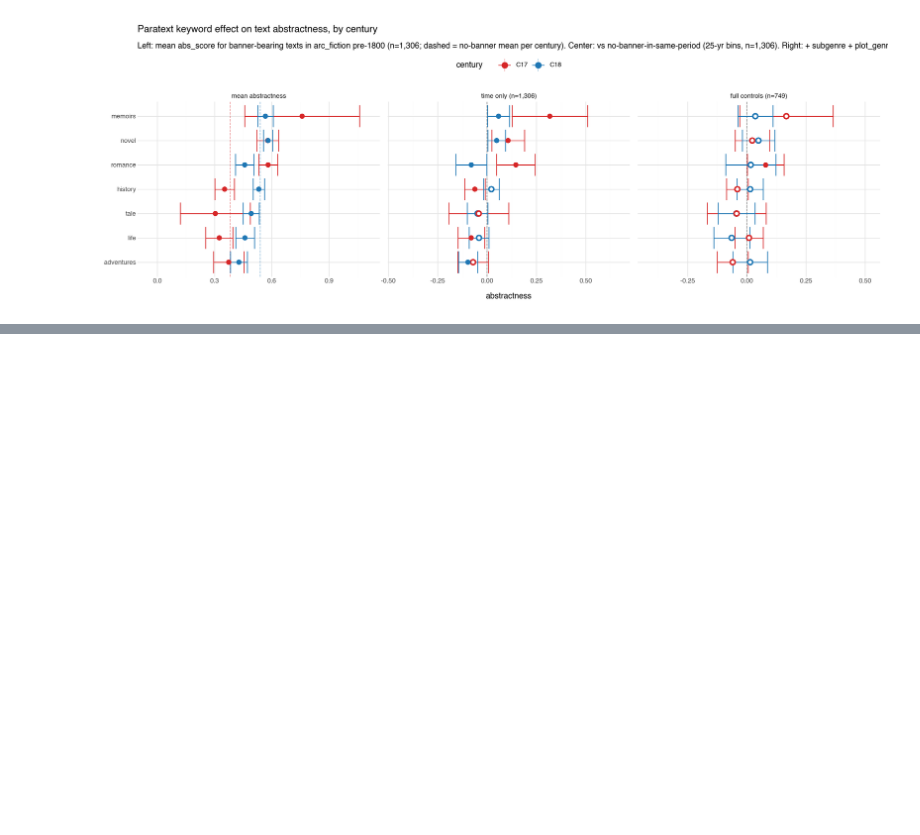
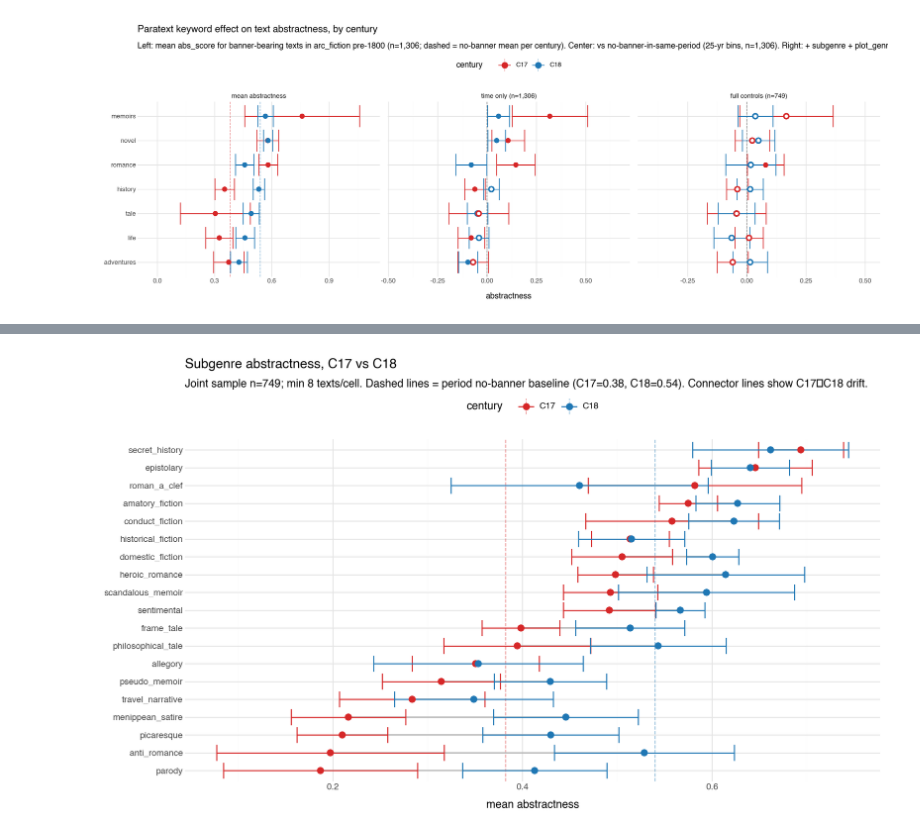
Before and after one commit to quadrismegistus/abstraction, a Jupyter notebook: notebooks/17-subgenre.ipynb, the cells around one changed output, grey strips where cells are left out. Drawn from its saved outputs; the diff is of its cells as text; code cells hidden in the pictures; blank space fills up the shorter version.

```diff
--- a/notebooks/17-subgenre.ipynb
+++ b/notebooks/17-subgenre.ipynb
@@ -1394,0 +1403,82 @@ Saved to /Users/rj416/Dropbox/Prof/Books/AbsLitHist/book/figures/subgenre_parate
+# %%
+# Subgenre stability across C17 vs C18.
+# Use joint sample (n=749 pre-1800) since we need subgenre annotations.
+# Filter to subgenres with at least 8 texts in BOTH centuries.
+MIN_PER_CELL = 8
+
+rows = []
+for tag in [t for t, _ in sg_counter.most_common()]:
+    has = joint['subgenres'].apply(lambda L: tag in L)
+    for cent_label, cent_year in [('C17', 1600), ('C18', 1700)]:
+        mask = has & (joint['century'] == cent_year)
+        if mask.sum() >= MIN_PER_CELL:
+            rows.append({
+                'subgenre': tag, 'century': cent_label,
+                'n': int(mask.sum()),
+                'mean_abs': joint.loc[mask, 'abs_score'].mean(),
+                'se': joint.loc[mask, 'abs_score'].sem(),
+            })
+sgcent = pd.DataFrame(rows)
+
+# Keep only subgenres that survived in BOTH centuries
+tag_centuries = sgcent.groupby('subgenre')['century'].nunique()
+stable_tags = tag_centuries[tag_centuries == 2].index.tolist()
+sgcent = sgcent[sgcent['subgenre'].isin(stable_tags)].copy()
+sgcent['lo'] = sgcent['mean_abs'] - 1.96 * sgcent['se']
+sgcent['hi'] = sgcent['mean_abs'] + 1.96 * sgcent['se']
+
+# Compute C17→C18 delta to sort
+delta = (sgcent.pivot(index='subgenre', columns='century', values='mean_abs')
+         .assign(delta=lambda d: d['C18'] - d['C17']))
+delta = delta.sort_values('delta')
+print(f'Subgenres with >={MIN_PER_CELL} texts in BOTH C17 and C18: {len(stable_tags)}')
+print('\nSubgenre abstractness, C17 vs C18 (sorted by Δ):')
+print(delta.round(3).to_string())
+
+# Period baselines (full arc_fiction, no-banner reference)
+baseline_C17 = mean_no_banner_full['C17']
+baseline_C18 = mean_no_banner_full['C18']
+delta_baseline = baseline_C18 - baseline_C17
+print(f'\nPeriod baseline shift: {baseline_C17:.3f} (C17) -> {baseline_C18:.3f} (C18) = +{delta_baseline:.3f}')
+stable_count = (delta['delta'].abs() < delta_baseline).sum()
+print(f'Subgenres with |Δ| < baseline shift (= "stable"): {stable_count} / {len(delta)}')
+
+# Order subgenres on y-axis by C17 mean abs (concrete -> abstract)
+sg_order = sgcent[sgcent['century']=='C17'].sort_values('mean_abs')['subgenre'].tolist()
+sgcent['subgenre'] = pd.Categorical(sgcent['subgenre'], categories=sg_order, ordered=True)
+sgcent['century'] = pd.Categorical(sgcent['century'], categories=['C17','C18'], ordered=True)
+
+# Reference lines: period baseline per century
+ref_lines = pd.DataFrame([
+    {'century': 'C17', 'xref': baseline_C17},
+    {'century': 'C18', 'xref': baseline_C18},
+])
+ref_lines['century'] = pd.Categorical(ref_lines['century'], categories=['C17','C18'], ordered=True)
+
+# Build connector segments between C17 and C18 points for each subgenre
+wide = sgcent.pivot(index='subgenre', columns='century', values='mean_abs').reset_index()
+wide['subgenre'] = pd.Categorical(wide['subgenre'], categories=sg_order, ordered=True)
+
+p_sg = (p9.ggplot(sgcent, p9.aes(x='mean_abs', y='subgenre', color='century'))
+        + p9.geom_vline(p9.aes(xintercept='xref', color='century'),
+                        data=ref_lines, linetype='dashed', alpha=0.5, inherit_aes=False)
+        + p9.geom_segment(p9.aes(x='C17', xend='C18', y='subgenre', yend='subgenre'),
+                          data=wide, color='#bbbbbb', size=0.8, inherit_aes=False)
+        + p9.geom_errorbarh(p9.aes(xmin='lo', xmax='hi'), height=0.0, size=0.6)
+        + p9.geom_point(size=3.0)
+        + p9.scale_color_manual(values={'C17': '#d62728', 'C18': '#1f77b4'})
+        + p9.labs(
+            title='Subgenre abstractness, C17 vs C18',
+            subtitle=f'Joint sample n={len(joint):,}; min {MIN_PER_CELL} texts/cell. '
+                     f'Dashed lines = period no-banner baseline (C17={baseline_C17:.2f}, C18={baseline_C18:.2f}). '
+                     f'Connector lines show C17→C18 drift.',
+            x='mean abstractness', y='', color='century',
+        )
+        + p9.theme_minimal()
+        + p9.theme(figure_size=(11, 6.5), legend_position='top'))
+
+out = os.path.join(DROPBOX_FIGS, 'subgenre_abstractness_century.png')
+p_sg.save(out, dpi=300, verbose=False)
+print(f'\nSaved to {out}')
+p_sg
+# %% [output]
@@ -1394,0 +1502 @@ Saved to /Users/rj416/Dropbox/Prof/Books/AbsLitHist/book/figures/subgenre_parate
+[figure, added]
```
Also changed, not shown: parts of 2 cells of this notebook.
